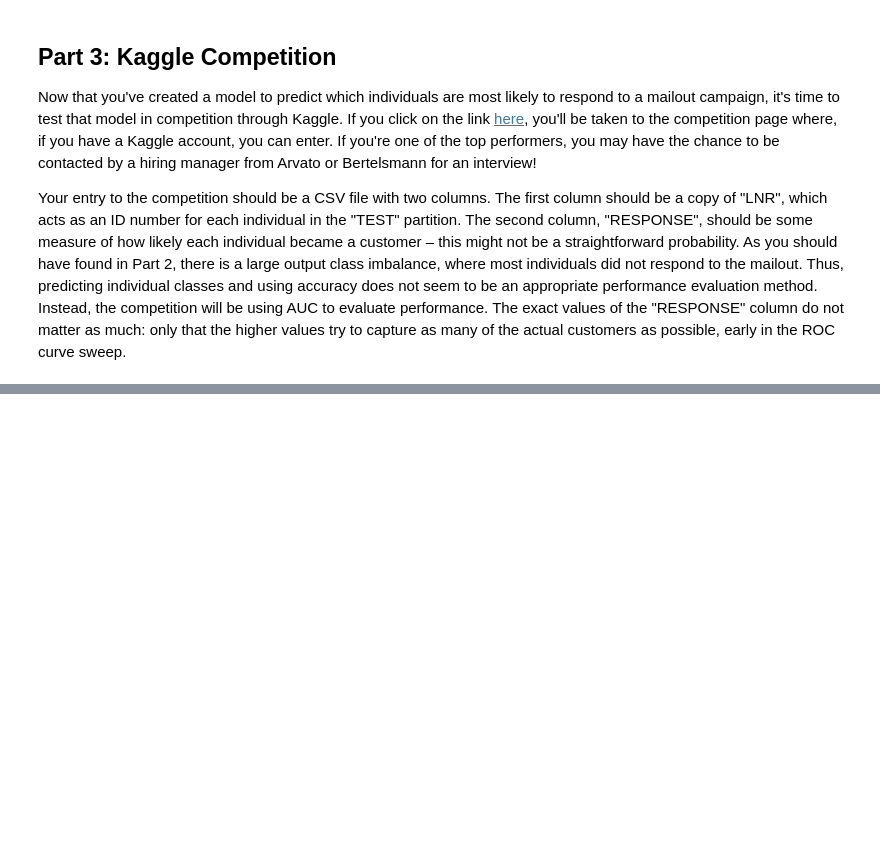
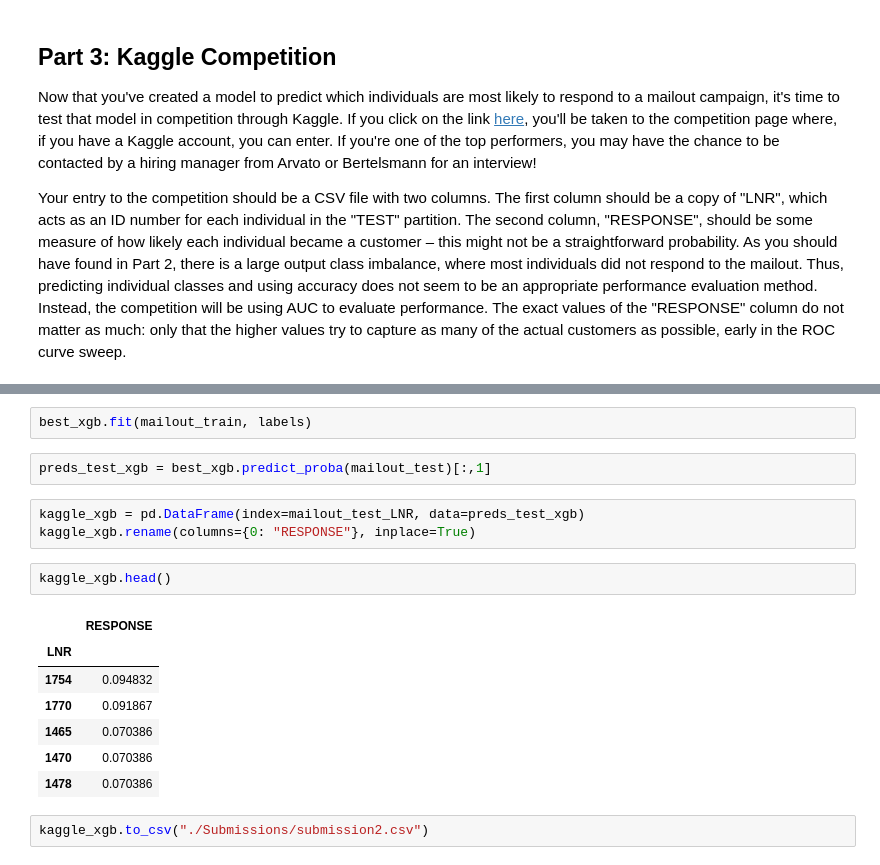
Before and after one commit to pranaymodukuru/Bertelsmann-Arvato-customer-segmentation, a Jupyter notebook: Arvato Project Workbook.ipynb, the cells around one changed output, grey strips where cells are left out. Cells and saved outputs as stored; diff of their text form; blank space fills up the shorter version.

```diff
--- a/Arvato Project Workbook.ipynb
+++ b/Arvato Project Workbook.ipynb
@@ -2238,0 +2277,19 @@ Your entry to the competition should be a CSV file with two columns. The first c
+# %%
+best_xgb.fit(mailout_train, labels)
+# %%
+preds_test_xgb = best_xgb.predict_proba(mailout_test)[:,1]
+# %%
+kaggle_xgb = pd.DataFrame(index=mailout_test_LNR, data=preds_test_xgb)
+kaggle_xgb.rename(columns={0: "RESPONSE"}, inplace=True)
+# %%
+kaggle_xgb.head()
+# %% [output]
+|  | RESPONSE |
+| LNR |  |
+| 1754 | 0.094832 |
+| 1770 | 0.091867 |
+| 1465 | 0.070386 |
+| 1470 | 0.070386 |
+| 1478 | 0.070386 |
+# %%
+kaggle_xgb.to_csv("./Submissions/submission2.csv")
```
Also changed, not shown: parts of 7 cells of this notebook, 2 other files.
